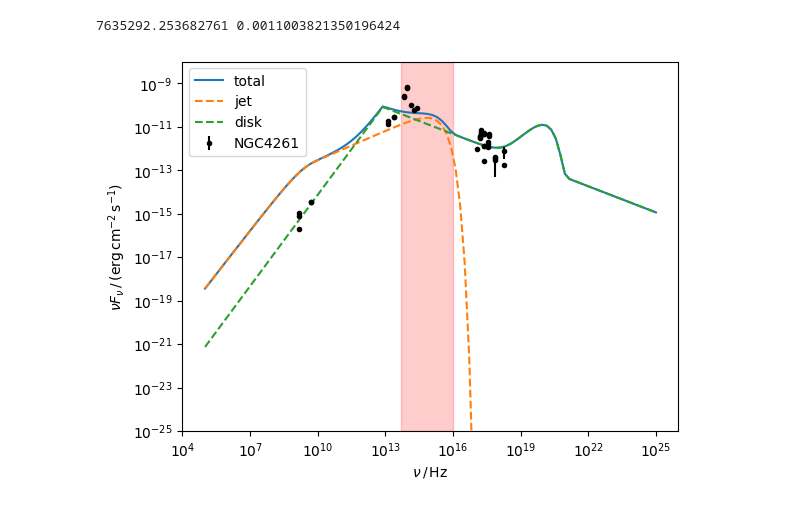
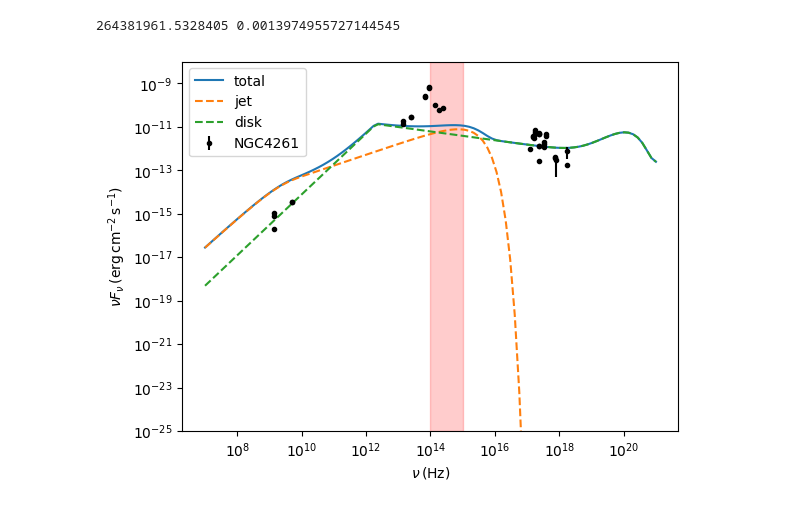
Before and after one commit to ArnauSanuy/Arnau, a Jupyter notebook: fit_disk_emission_NGC4636.ipynb, the cells around one changed output. Saved outputs shown, nothing was run; the diff lists cells and outputs as text; code cells hidden in the pictures.

```diff
--- a/fit_disk_emission_NGC4636.ipynb
+++ b/fit_disk_emission_NGC4636.ipynb
@@ -155,10 +145,10 @@ plt.show()
 class ThermalDiskEmission(RegriddableModel1D):
     def __init__(self, name='disk emission'):
 
-        self.log10_m = Parameter(name, 'log10_m', 9, min=5, max=12)
-        self.log10_m_dot = Parameter(name, 'log10_m_dot', -3, min=-6, max=-1)
-        self.norm = Parameter(name, 'log10_norm', 1, min=-2, max=5)
-        self.d_L = Parameter(name, 'd_L', 5e25)
+        self.log10_m = Parameter(name, 'log10_m', 9.2, min=5, max=12)
+        self.log10_m_dot = Parameter(name, 'log10_m_dot', -3.85, min=-6, max=-1)
+        self.norm = Parameter(name, 'log10_norm', 3, min=-2, max=6)
+        self.d_L = Parameter(name, 'd_L', 4.5e25)
 
         return RegriddableModel1D.__init__(self, name, (self.log10_m, self.log10_m_dot, self.norm, self.d_L))
 
@@ -190,8 +180,8 @@ class NonThermalJetEmission(RegriddableModel1D):
         self.log10_gamma_min = Parameter(name, "log10_gamma_min", 1, min=0, max=4)
         self.log10_gamma_max = Parameter(name, "log10_gamma_max", 5, min=0, max=8)
         # source general parameters
-        self.z = Parameter(name, "z", 0.00369)
-        self.d_L = Parameter(name, "d_L", 5e25)
+        self.z = Parameter(name, "z", 0.00330)
+        self.d_L = Parameter(name, "d_L", 4.5e25)
         # emission region parameters
         self.delta_D = Parameter(name, "delta_D", 10, min=-40, max=40)
         self.log10_B = Parameter(name, "log10_B", -2, min=-8, max=10)
@@ -270,7 +260,7 @@ jet.d_L.freeze()
 jet.z = z
 jet.z.freeze()
 
-jet.log10_gamma_min = np.log10(5)
+jet.log10_gamma_min = np.log10(1)
 jet.log10_gamma_min.freeze()
 jet.log10_gamma_max = 4
 jet.log10_gamma_max.freeze()
@@ -280,8 +270,8 @@ jet.delta_D = 5
 #jet.delta_D.freeze()
 
 
-jet.log10_k_e = 2.5
-jet.p = 2.1
+jet.log10_k_e = 1.5
+jet.p = 2
 jet.log10_B = 0
 
 mdl = disk + jet
@@ -351,12 +341,12 @@ plt.show()
 # %%
 data = Data1D('fit example', x_new, y_new, yerr_new)
 # ignore black body emission from the Galaxy
-nu_min_fit = 5e13
-nu_max_fit = 1e16
+nu_min_fit = 1e14
+nu_max_fit = 1e15
 nu_min_fit2 = 1e21
 nu_max_fit2 = 1e26
 
-#data.ignore(nu_min_fit, nu_max_fit)
+data.ignore(nu_min_fit, nu_max_fit)
 #data.ignore(nu_min_fit2, nu_max_fit2)
 # %%
 
@@ -386,7 +393,7 @@ best_fit_m = 10 ** disk.log10_m.val
 best_fit_m_dot = 10 ** disk.log10_m_dot.val
 print(best_fit_m, best_fit_m_dot)
 
-nu = np.logspace(5, 25, 100)
+nu = np.logspace(7, 21, 100)
 
 ax.plot(
     nu,
@@ -400,32 +407,33 @@ ax.plot(
     ls="--",
     label="jet",
 )
 ax.plot(
     nu,
     disk(nu),
     ls="--",
     label="disk",
 )
 ax.errorbar(
     x_new,
     y_new,
     yerr=yerr_new,
     ls="",
     marker=".",
     color="k",
     label="NGC4261"
 )
 ax.set_xscale("log")
 ax.set_yscale("log")
 ax.set_xlabel(sed_x_label)
 ax.set_ylabel(sed_y_label)
 ax.set_ylim([1e-25, 1e-8])
 #ax.plot(x_test, disk_y)
 #ax.plot(x_test, jet_y)
 ax.fill_betweenx([1e-25, 1e-8], nu_min_fit, nu_max_fit, color="red", alpha=0.2)
 #ax.fill_betweenx([1e-25, 1e-8], nu_min_fit2, nu_max_fit2, color="red", alpha=0.2)
 ax.legend()
+plt.savefig("NGC4636_jet_disk.png", dpi = 300, bbox_inches = 'tight')
 plt.show()
 # %% [output]
-7635292.253682761 0.0011003821350196424
+264381961.5328405 0.0013974955727144545
-[figure, old version]
+[figure, new version]
```
Also changed, not shown: parts of 10 cells of this notebook.
